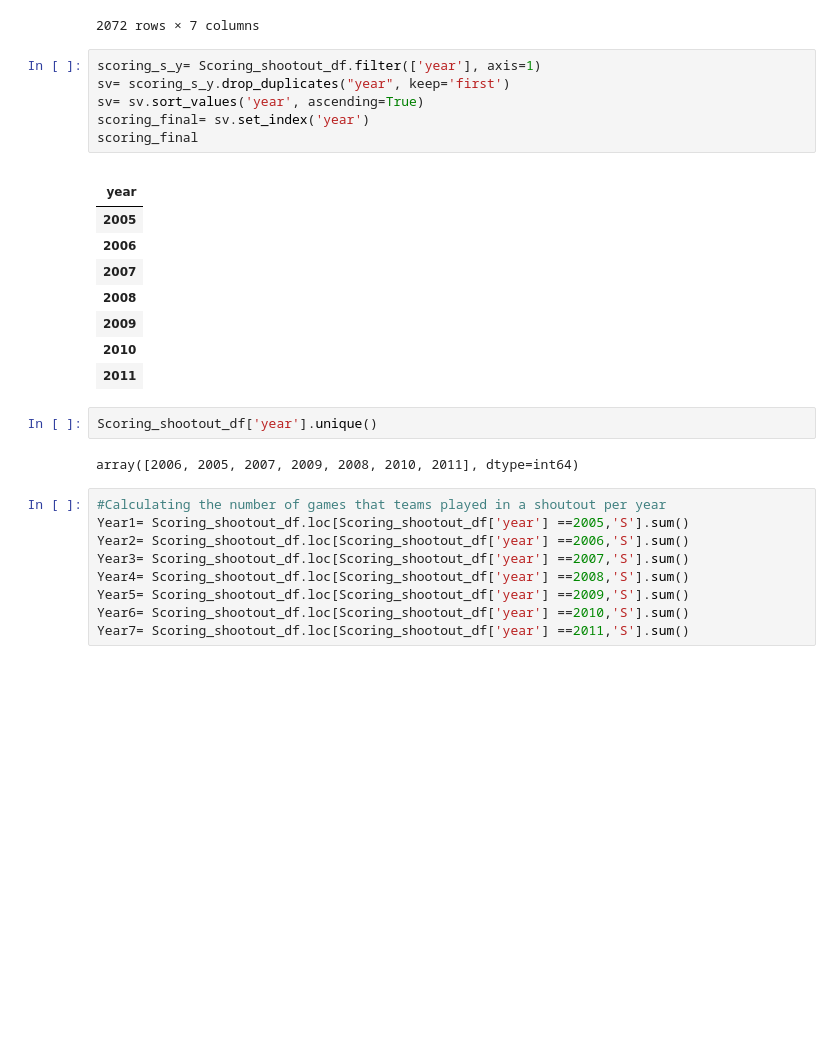
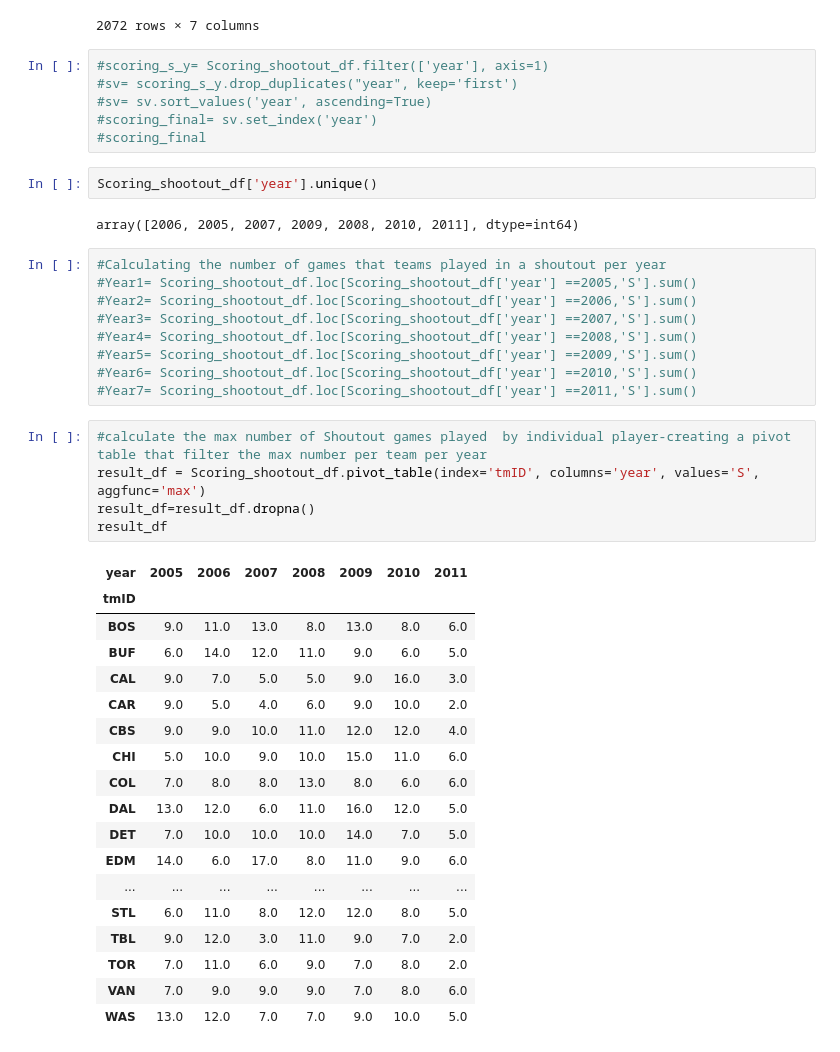
Before and after one commit to samwallach7/Project1-DELTS, a Jupyter notebook: main.ipynb, the cells around one changed output. Saved outputs shown, nothing was run; the diff lists cells and outputs as text; blank space fills up the shorter version.

```diff
--- a/main.ipynb
+++ b/main.ipynb
@@ -20,31 +21,45 @@ Scoring_shootout_df
 | 2071 | zuccama01 | 2011 | 1 | NYR | 0 | 1 | 0 |
 2072 rows × 7 columns
 # %%
-scoring_s_y= Scoring_shootout_df.filter(['year'], axis=1)
-sv= scoring_s_y.drop_duplicates("year", keep='first')
-sv= sv.sort_values('year', ascending=True)
-scoring_final= sv.set_index('year')
-scoring_final
+#scoring_s_y= Scoring_shootout_df.filter(['year'], axis=1)
+#sv= scoring_s_y.drop_duplicates("year", keep='first')
+#sv= sv.sort_values('year', ascending=True)
+#scoring_final= sv.set_index('year')
+#scoring_final
-# %% [output]
-|  |
-| year |
-| 2005 |
-| 2006 |
-| 2007 |
-| 2008 |
-| 2009 |
-| 2010 |
-| 2011 |
 # %%
 Scoring_shootout_df['year'].unique()
 # %% [output]
 array([2006, 2005, 2007, 2009, 2008, 2010, 2011], dtype=int64)
 # %%
 #Calculating the number of games that teams played in a shoutout per year
-Year1= Scoring_shootout_df.loc[Scoring_shootout_df['year'] ==2005,'S'].sum()
-Year2= Scoring_shootout_df.loc[Scoring_shootout_df['year'] ==2006,'S'].sum()
-Year3= Scoring_shootout_df.loc[Scoring_shootout_df['year'] ==2007,'S'].sum()
-Year4= Scoring_shootout_df.loc[Scoring_shootout_df['year'] ==2008,'S'].sum()
-Year5= Scoring_shootout_df.loc[Scoring_shootout_df['year'] ==2009,'S'].sum()
-Year6= Scoring_shootout_df.loc[Scoring_shootout_df['year'] ==2010,'S'].sum()
-Year7= Scoring_shootout_df.loc[Scoring_shootout_df['year'] ==2011,'S'].sum()
+#Year1= Scoring_shootout_df.loc[Scoring_shootout_df['year'] ==2005,'S'].sum()
+#Year2= Scoring_shootout_df.loc[Scoring_shootout_df['year'] ==2006,'S'].sum()
+#Year3= Scoring_shootout_df.loc[Scoring_shootout_df['year'] ==2007,'S'].sum()
+#Year4= Scoring_shootout_df.loc[Scoring_shootout_df['year'] ==2008,'S'].sum()
+#Year5= Scoring_shootout_df.loc[Scoring_shootout_df['year'] ==2009,'S'].sum()
+#Year6= Scoring_shootout_df.loc[Scoring_shootout_df['year'] ==2010,'S'].sum()
+#Year7= Scoring_shootout_df.loc[Scoring_shootout_df['year'] ==2011,'S'].sum()
+# %%
+#calculate the max number of Shoutout games played  by individual player-creating a pivot table that filter the max number per team per year
+result_df = Scoring_shootout_df.pivot_table(index='tmID', columns='year', values='S', aggfunc='max')
+result_df=result_df.dropna()
+result_df
+# %% [output]
+| year | 2005 | 2006 | 2007 | 2008 | 2009 | 2010 | 2011 |
+| tmID |  |  |  |  |  |  |  |
+| BOS | 9.0 | 11.0 | 13.0 | 8.0 | 13.0 | 8.0 | 6.0 |
+| BUF | 6.0 | 14.0 | 12.0 | 11.0 | 9.0 | 6.0 | 5.0 |
+| CAL | 9.0 | 7.0 | 5.0 | 5.0 | 9.0 | 16.0 | 3.0 |
+| CAR | 9.0 | 5.0 | 4.0 | 6.0 | 9.0 | 10.0 | 2.0 |
+| CBS | 9.0 | 9.0 | 10.0 | 11.0 | 12.0 | 12.0 | 4.0 |
+| CHI | 5.0 | 10.0 | 9.0 | 10.0 | 15.0 | 11.0 | 6.0 |
+| COL | 7.0 | 8.0 | 8.0 | 13.0 | 8.0 | 6.0 | 6.0 |
+| DAL | 13.0 | 12.0 | 6.0 | 11.0 | 16.0 | 12.0 | 5.0 |
+| DET | 7.0 | 10.0 | 10.0 | 10.0 | 14.0 | 7.0 | 5.0 |
+| EDM | 14.0 | 6.0 | 17.0 | 8.0 | 11.0 | 9.0 | 6.0 |
+| ... | ... | ... | ... | ... | ... | ... | ... |
+| STL | 6.0 | 11.0 | 8.0 | 12.0 | 12.0 | 8.0 | 5.0 |
+| TBL | 9.0 | 12.0 | 3.0 | 11.0 | 9.0 | 7.0 | 2.0 |
+| TOR | 7.0 | 11.0 | 6.0 | 9.0 | 7.0 | 8.0 | 2.0 |
+| VAN | 7.0 | 9.0 | 9.0 | 9.0 | 7.0 | 8.0 | 6.0 |
+| WAS | 13.0 | 12.0 | 7.0 | 7.0 | 9.0 | 10.0 | 5.0 |
```
Also changed, not shown: parts of 8 cells of this notebook.
